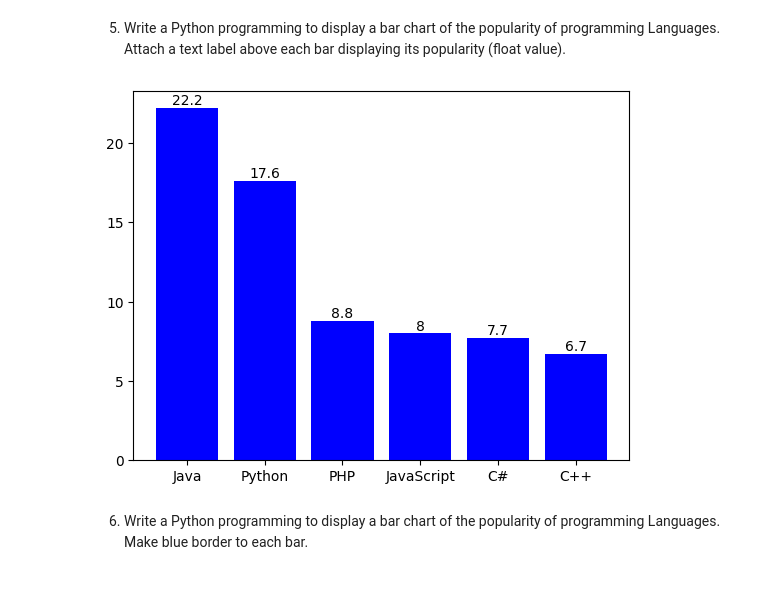
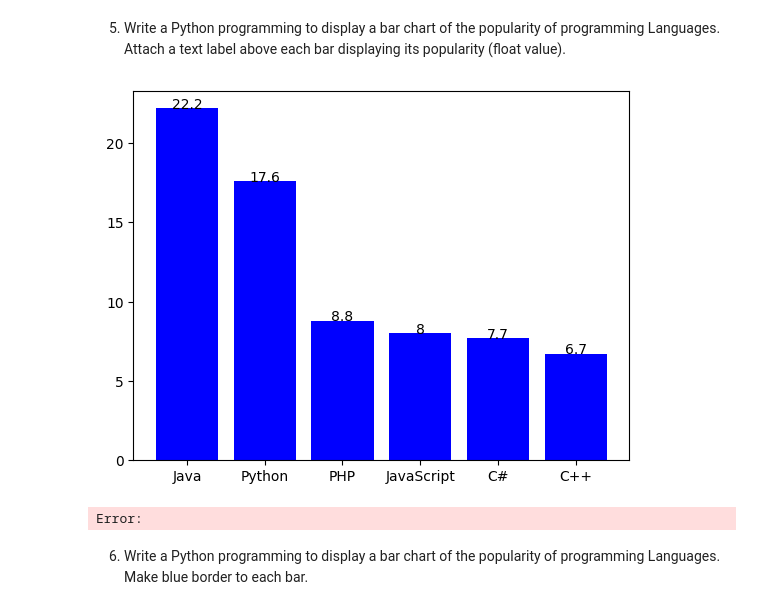
Before and after one commit to lj5619/BL-Python-Libraries, a Jupyter notebook: matplotlib - bar.ipynb, the cells around one changed output. Saved outputs shown, nothing was run; the diff lists cells and outputs as text; code cells hidden in the pictures.

```diff
--- a/matplotlib - bar.ipynb
+++ b/matplotlib - bar.ipynb
@@ -73,15 +73,17 @@ Languages. Attach a text label above each bar displaying its popularity (float v
 # %%
 languages = ['Java', 'Python', 'PHP', 'JavaScript', 'C#', 'C++']
 popularity = [22.2, 17.6, 8.8, 8, 7.7, 6.7]
 
 plt.bar(languages, popularity, color='blue')
 
 for i in range(len(languages)):
-    plt.text(i, popularity[i] + 0.2, str(popularity[i]), ha='center')
+   plt.text(i, popularity[i], f"{popularity[i]}", ha='center')
+
 
 plt.show()
 # %% [output]
-[figure, old version]
+[figure, new version]
+Error:
 # %% [markdown]
 6. Write a Python programming to display a bar chart of the popularity of programming
 Languages. Make blue border to each bar.
```
Also changed, not shown: 4 other files.
